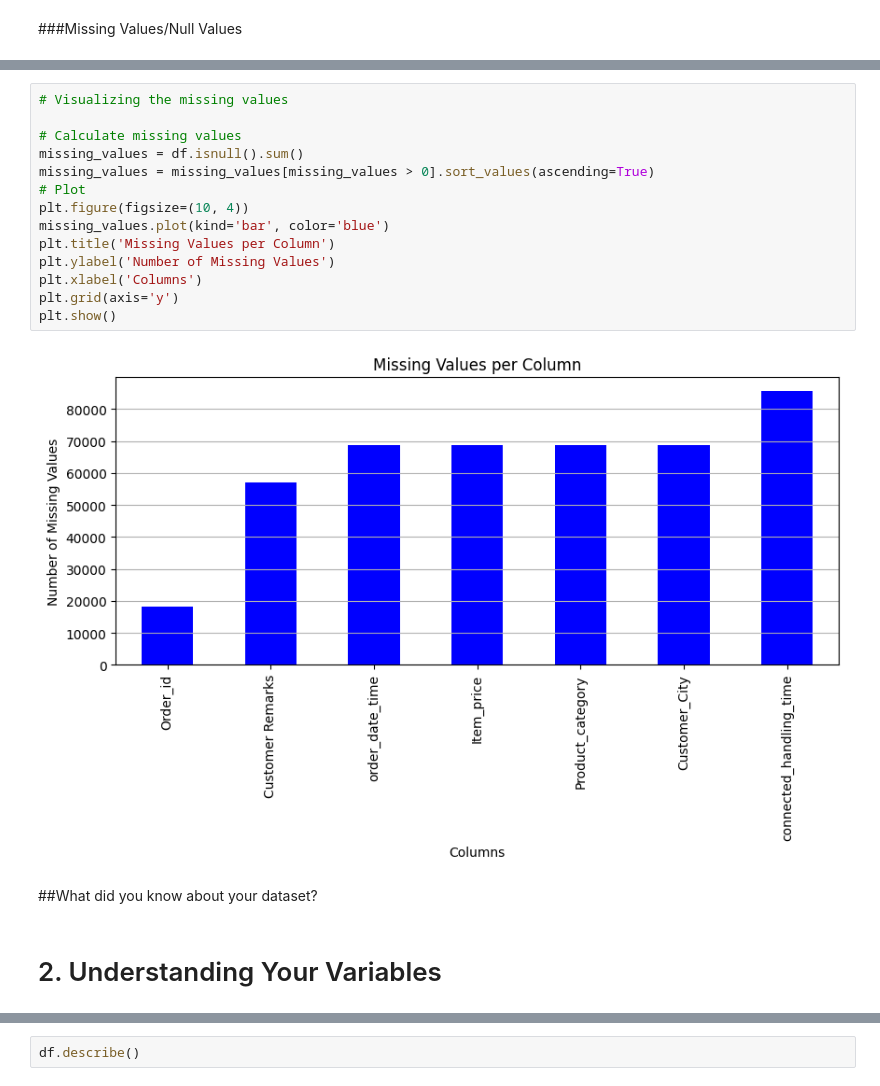
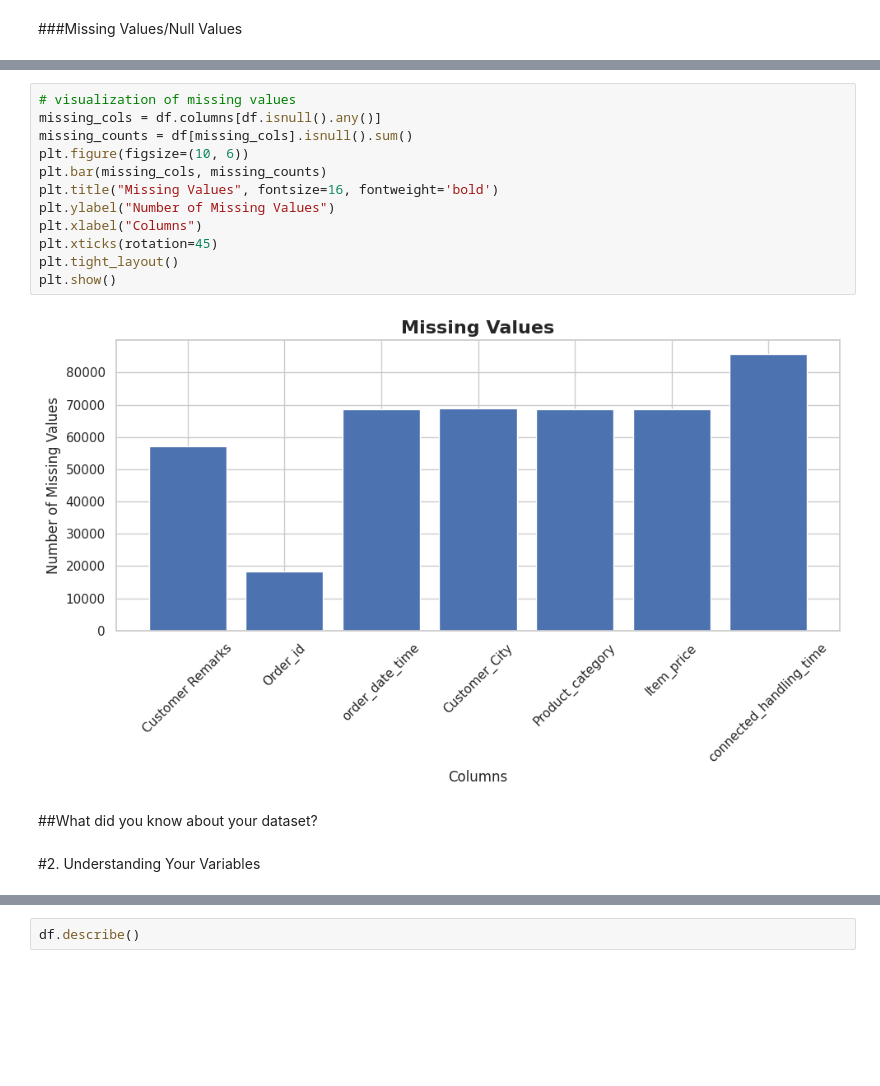
Before and after one commit to Jan2309jr/csat-prediction, a Jupyter notebook: csat_score_prediction.ipynb, the cells around one changed output, grey strips where cells are left out. Cells and saved outputs as stored; diff of their text form; blank space fills up the shorter version.

```diff
--- a/csat_score_prediction.ipynb
+++ b/csat_score_prediction.ipynb
@@ -117,20 +95,18 @@ dtype: int64
 # %%
-# Visualizing the missing values
-
-# Calculate missing values
-missing_values = df.isnull().sum()
-missing_values = missing_values[missing_values > 0].sort_values(ascending=True)
-# Plot
-plt.figure(figsize=(10, 4))
-missing_values.plot(kind='bar', color='blue')
-plt.title('Missing Values per Column')
-plt.ylabel('Number of Missing Values')
-plt.xlabel('Columns')
-plt.grid(axis='y')
+# visualization of missing values
+missing_cols = df.columns[df.isnull().any()]
+missing_counts = df[missing_cols].isnull().sum()
+plt.figure(figsize=(10, 6))
+plt.bar(missing_cols, missing_counts)
+plt.title("Missing Values", fontsize=16, fontweight='bold')
+plt.ylabel("Number of Missing Values")
+plt.xlabel("Columns")
+plt.xticks(rotation=45)
+plt.tight_layout()
 plt.show()
 # %% [output]
-[figure, old version]
+[figure, new version]
 # %% [markdown]
 ##What did you know about your dataset?
 # %% [markdown]
-# 2. Understanding Your Variables
+#2. Understanding Your Variables
```
Also changed, not shown: parts of 163 cells of this notebook.
